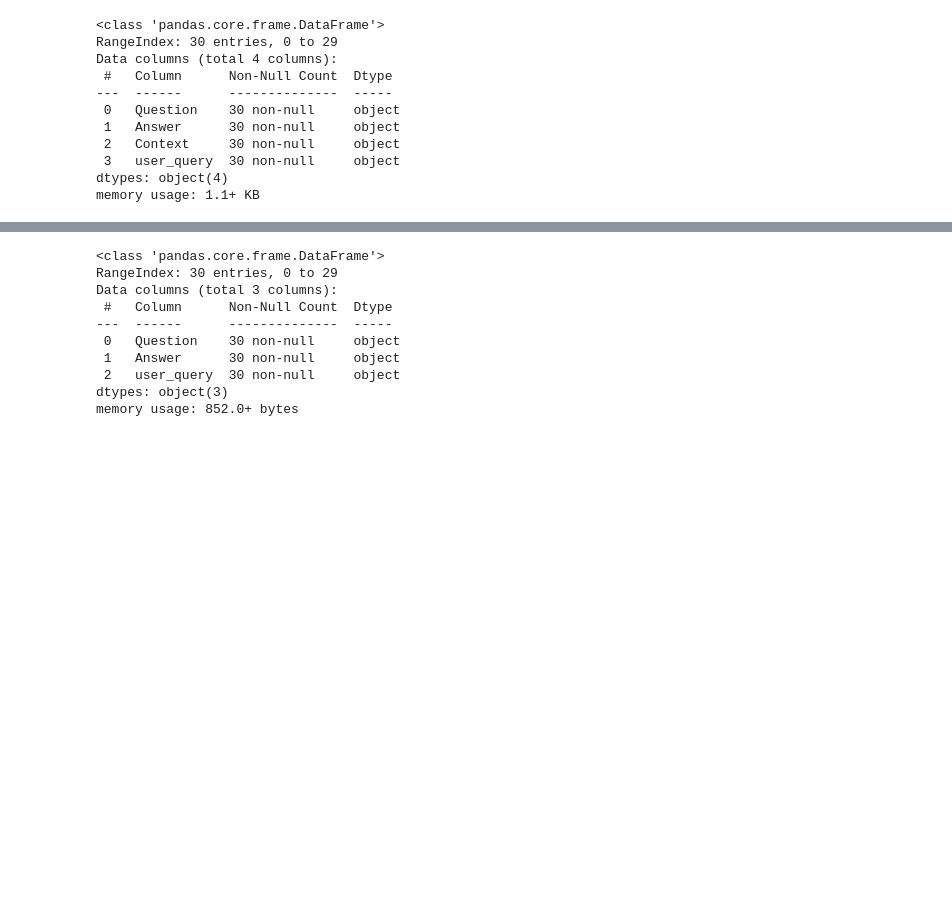
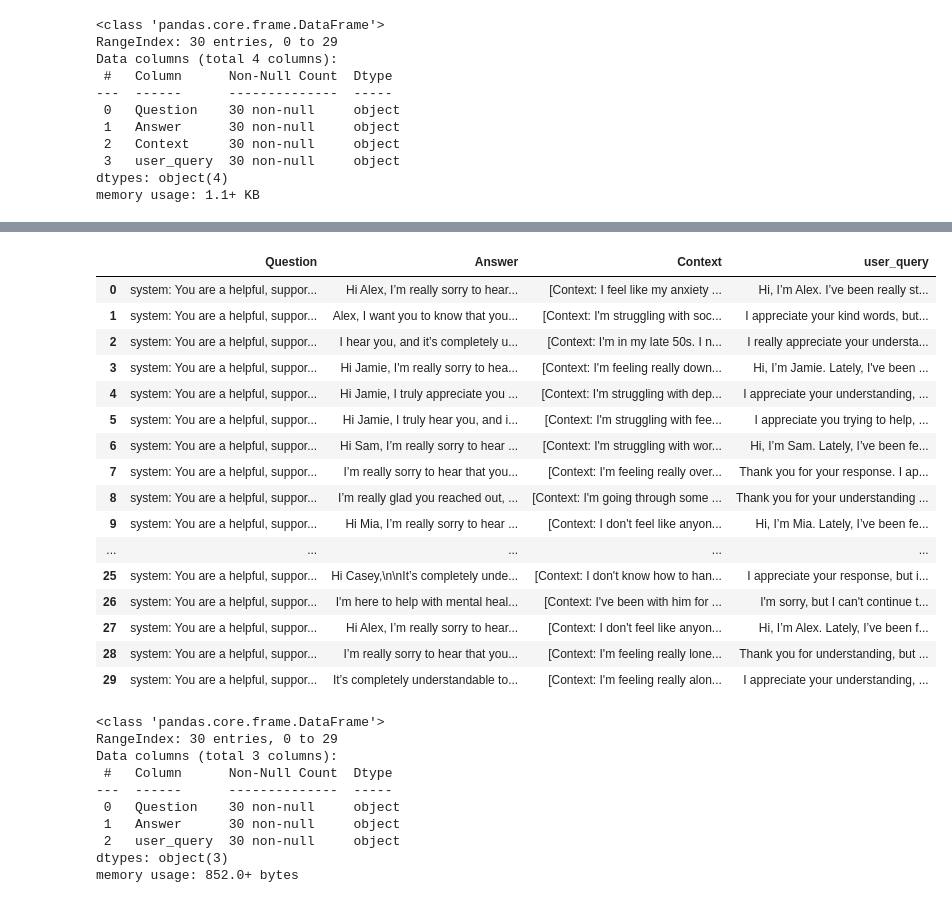
Before and after one commit to DominickAlbert/Sanity-LLM, a Jupyter notebook: main.ipynb, the cells around one changed output, grey strips where cells are left out. Drawn from its saved outputs; the diff is of its cells as text; code cells hidden in the pictures; blank space fills up the shorter version.

```diff
--- a/main.ipynb
+++ b/main.ipynb
@@ -696,3 +697,23 @@ df.head()
+# %%
+df
+# %% [output]
+|  | Question | Answer | Context | user_query |
+| 0 | system: You are a helpful, suppor... | Hi Alex, I’m really sorry to hear... | [Context: I feel like my anxiety ... | Hi, I’m Alex. I’ve been really st... |
+| 1 | system: You are a helpful, suppor... | Alex, I want you to know that you... | [Context: I'm struggling with soc... | I appreciate your kind words, but... |
+| 2 | system: You are a helpful, suppor... | I hear you, and it’s completely u... | [Context: I'm in my late 50s. I n... | I really appreciate your understa... |
+| 3 | system: You are a helpful, suppor... | Hi Jamie, I'm really sorry to hea... | [Context: I'm feeling really down... | Hi, I’m Jamie. Lately, I've been ... |
+| 4 | system: You are a helpful, suppor... | Hi Jamie, I truly appreciate you ... | [Context: I'm struggling with dep... | I appreciate your understanding, ... |
+| 5 | system: You are a helpful, suppor... | Hi Jamie, I truly hear you, and i... | [Context: I'm struggling with fee... | I appreciate you trying to help, ... |
+| 6 | system: You are a helpful, suppor... | Hi Sam, I’m really sorry to hear ... | [Context: I'm struggling with wor... | Hi, I’m Sam. Lately, I’ve been fe... |
+| 7 | system: You are a helpful, suppor... | I’m really sorry to hear that you... | [Context: I'm feeling really over... | Thank you for your response. I ap... |
+| 8 | system: You are a helpful, suppor... | I’m really glad you reached out, ... | [Context: I'm going through some ... | Thank you for your understanding ... |
+| 9 | system: You are a helpful, suppor... | Hi Mia, I’m really sorry to hear ... | [Context: I don't feel like anyon... | Hi, I’m Mia. Lately, I’ve been fe... |
+| ... | ... | ... | ... | ... |
+| 25 | system: You are a helpful, suppor... | Hi Casey,\n\nIt’s completely unde... | [Context: I don't know how to han... | I appreciate your response, but i... |
+| 26 | system: You are a helpful, suppor... | I'm here to help with mental heal... | [Context: I've been with him for ... | I'm sorry, but I can't continue t... |
+| 27 | system: You are a helpful, suppor... | Hi Alex, I’m really sorry to hear... | [Context: I don't feel like anyon... | Hi, I’m Alex. Lately, I’ve been f... |
+| 28 | system: You are a helpful, suppor... | I’m really sorry to hear that you... | [Context: I'm feeling really lone... | Thank you for understanding, but ... |
+| 29 | system: You are a helpful, suppor... | It’s completely understandable to... | [Context: I'm feeling really alon... | I appreciate your understanding, ... |
 # %%
 df_no_rag = pd.DataFrame(test_set_no_rag)
 df_no_rag.info()
```
Also changed, not shown: parts of 7 cells of this notebook, 2 other files.
